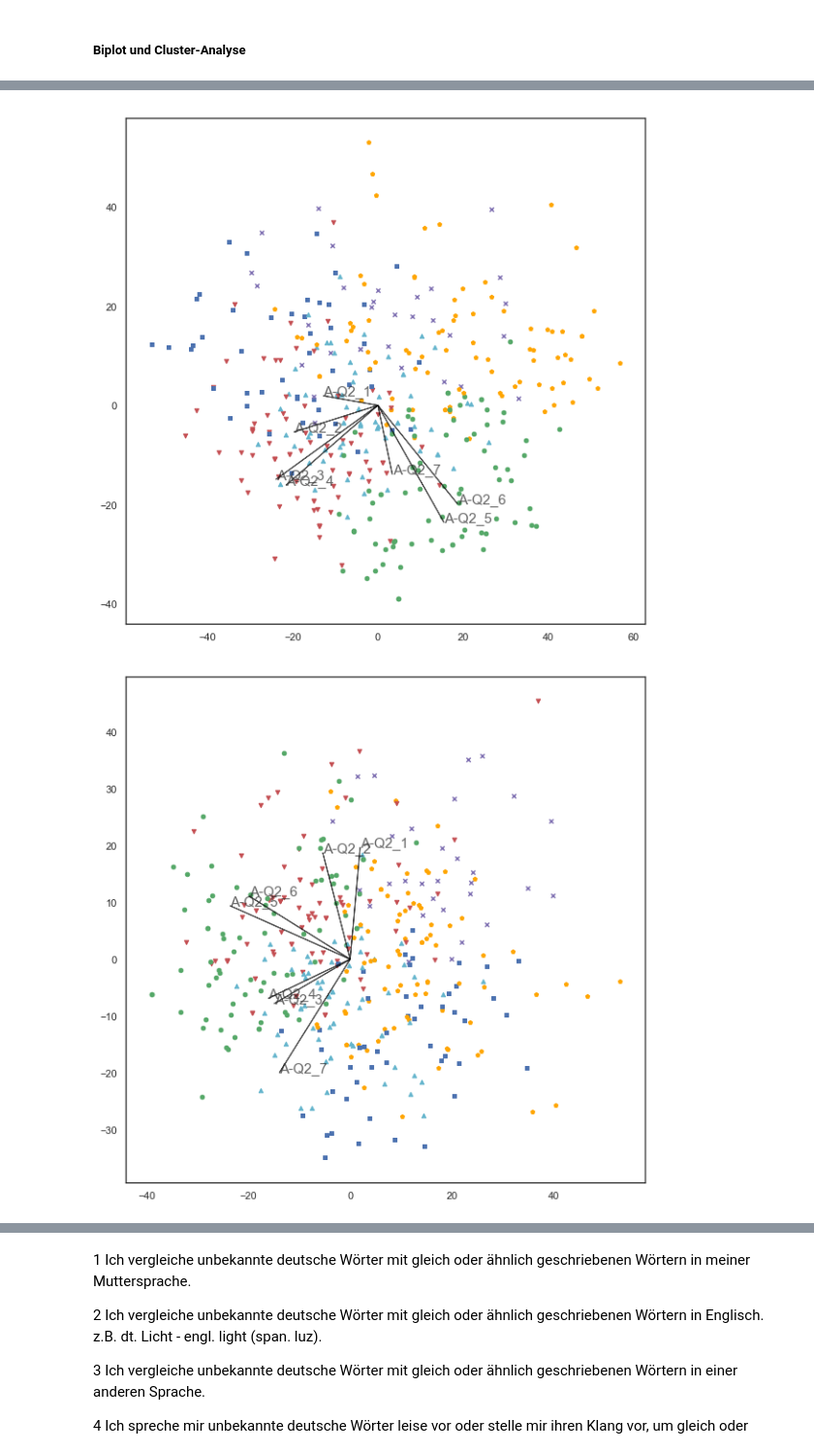
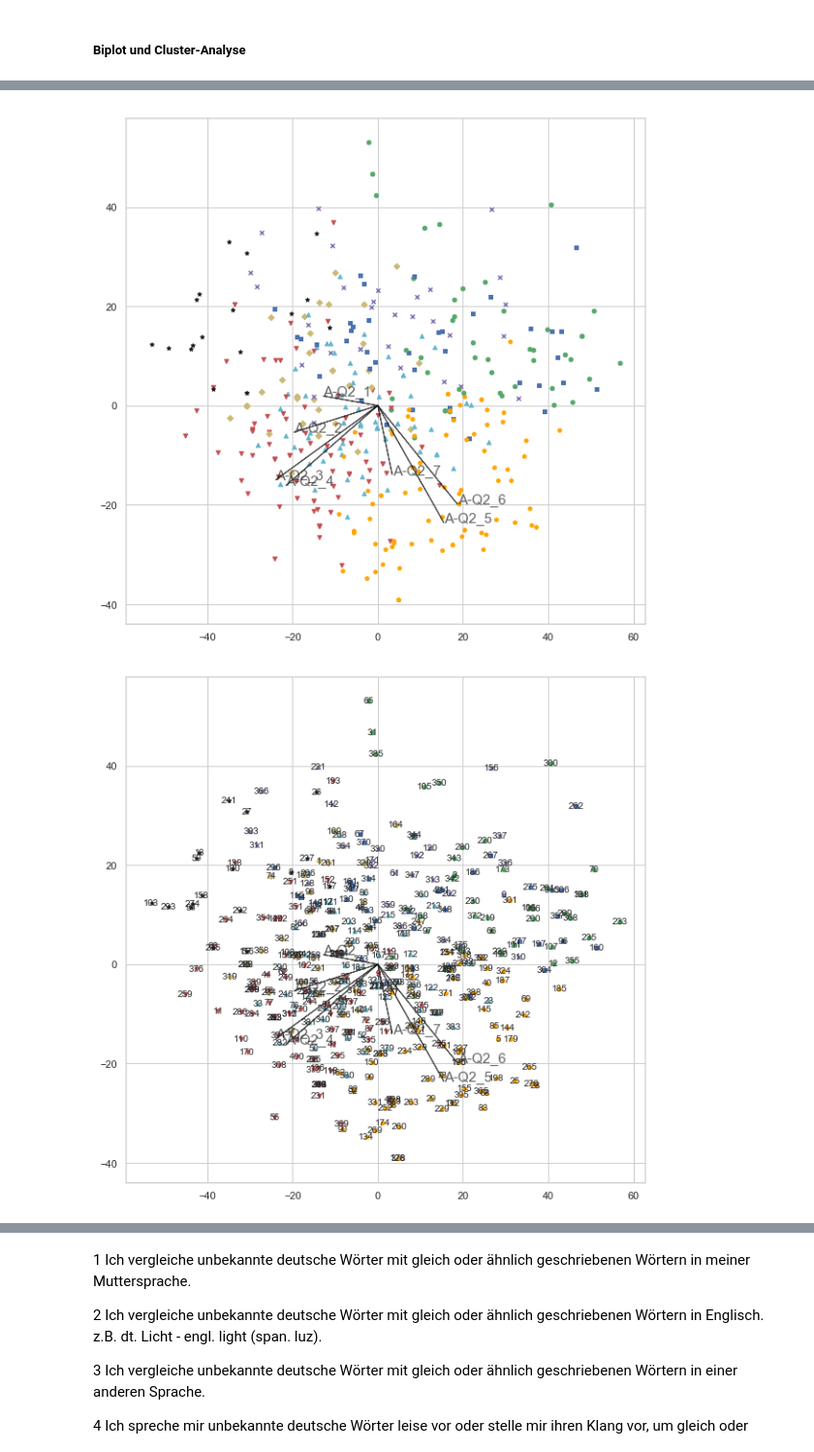
Before and after one commit to martinakienberger/Dissertation_LIS, a Jupyter notebook: Datenanalyse_1.ipynb, the cells around one changed output, grey strips where cells are left out. Shown at 97% size. Drawn from its saved outputs; the diff is of its cells as text; code cells hidden in the pictures.

```diff
--- a/Datenanalyse_1.ipynb
+++ b/Datenanalyse_1.ipynb
@@ -15,7 +15,7 @@ from biofes import biplot
 from sklearn.utils.extmath import randomized_svd
 from sklearn.cluster import KMeans, AgglomerativeClustering
 import seaborn as sns
-sns.set(style="white") #"whitegrid", "darkgrid"...
+sns.set(style="whitegrid") #"whitegrid", "darkgrid"...
 %pylab inline
 # %% [output]
 Populating the interactive namespace from numpy and matplotlib
@@ -324,8 +344,8 @@ df
 # %%
-graf_cplot(Daten[Liste_A_Q2],6,6)
+graf_cplot(Daten[Liste_A_Q2],6,8)
 # %% [output]
-[figure, old version]
+[figure, new version]
 # %%
-graf_cplot(Daten[Liste_A_Q2],6,6,1,2)
+graf_cplot_text(Daten[Liste_A_Q2],6,8)
 # %% [output]
-[figure, old version]
+[figure, new version]
```
Also changed, not shown: parts of 167 cells of this notebook, 3 other files.
